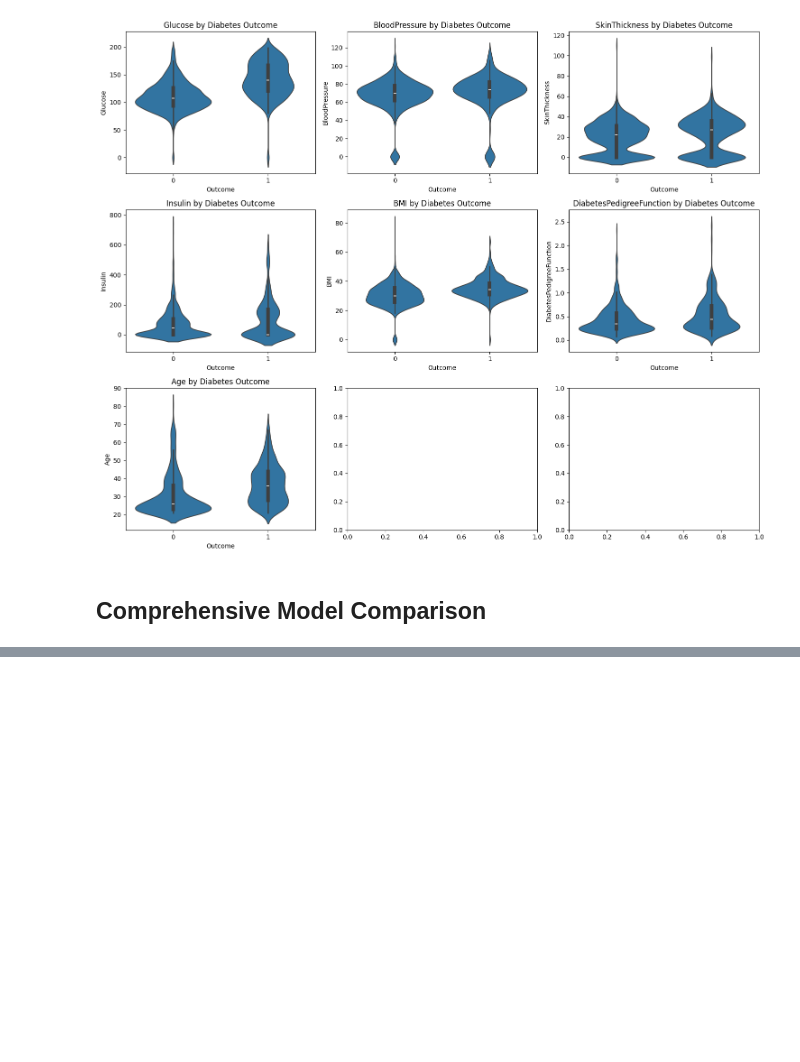
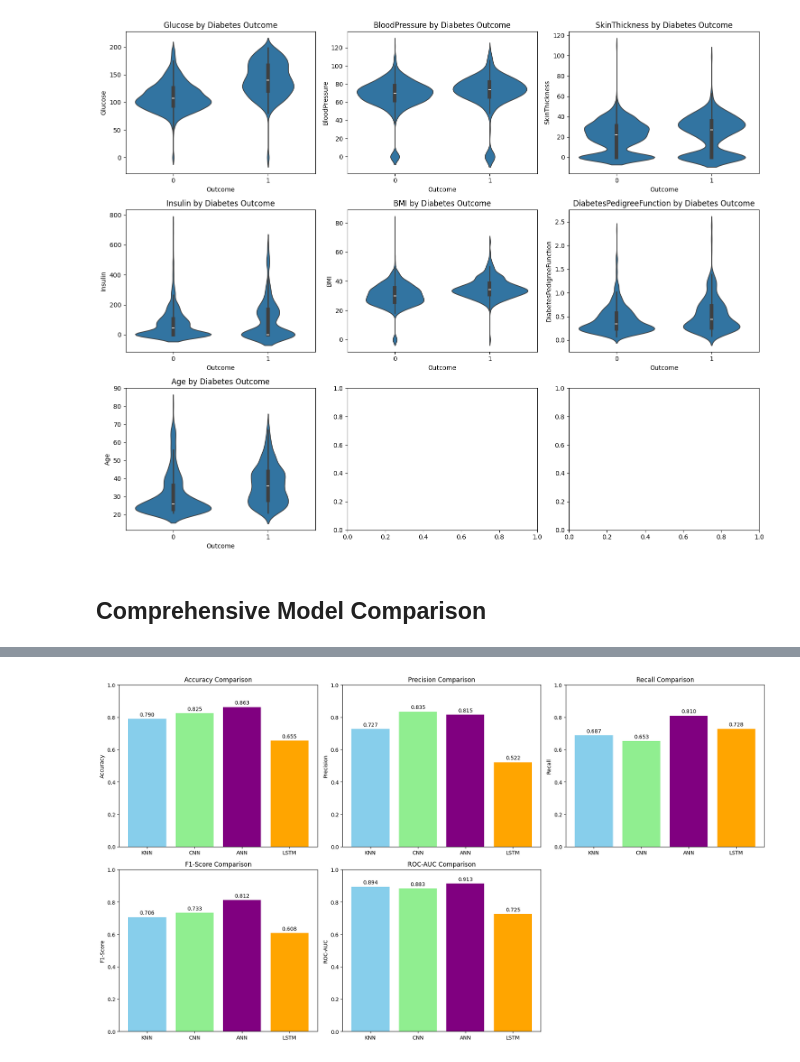
Before and after one commit to shovo896/Diabetes_detection, a Jupyter notebook: knn.ipynb, the cells around one changed output, grey strips where cells are left out. Saved outputs shown, nothing was run; the diff lists cells and outputs as text; code cells hidden in the pictures; blank space fills up the shorter version.

```diff
--- a/knn.ipynb
+++ b/knn.ipynb
@@ -615,3 +615,91 @@ plt.show()
 [figure]
 # %% [markdown]
 ## Comprehensive Model Comparison
+# %%
+import pandas as pd
+from sklearn.metrics import precision_score, recall_score, f1_score, roc_auc_score
+
+# Calculate comprehensive metrics for all models
+models_data = {
+    'Model': ['KNN', 'CNN', 'ANN', 'LSTM'],
+    'Accuracy': [accuracy, accuracy_cnn, accuracy_ann, accuracy_lstm],
+    'Precision': [
+        precision_score(y_test, y_pred),
+        precision_score(y_test, y_pred_cnn),
+        precision_score(y_test, y_pred_ann),
+        precision_score(y_test, y_pred_lstm)
+    ],
+    'Recall': [
+        recall_score(y_test, y_pred),
+        recall_score(y_test, y_pred_cnn),
+        recall_score(y_test, y_pred_ann),
+        recall_score(y_test, y_pred_lstm)
+    ],
+    'F1-Score': [
+        f1_score(y_test, y_pred),
+        f1_score(y_test, y_pred_cnn),
+        f1_score(y_test, y_pred_ann),
+        f1_score(y_test, y_pred_lstm)
+    ],
+    'ROC-AUC': [
+        roc_auc_score(y_test, knn.predict_proba(X_test)[:, 1]),
+        roc_auc_score(y_test, y_pred_cnn_proba.flatten()),
+        roc_auc_score(y_test, y_pred_ann_proba.flatten()),
+        roc_auc_score(y_test, y_pred_lstm_proba.flatten())
+    ]
+}
+
+# Create comparison DataFrame
+comparison_df = pd.DataFrame(models_data)
+print("Comprehensive Model Comparison:")
+print(comparison_df.round(4))
+
+# Visualize comparison
+fig, axes = plt.subplots(2, 3, figsize=(18, 10))
+axes = axes.ravel()
+
+metrics = ['Accuracy', 'Precision', 'Recall', 'F1-Score', 'ROC-AUC']
+colors = ['skyblue', 'lightgreen', 'purple', 'orange']
+
+for i, metric in enumerate(metrics):
+    if i < len(axes):
+        bars = axes[i].bar(models_data['Model'], models_data[metric], color=colors)
+        axes[i].set_title(f'{metric} Comparison')
+        axes[i].set_ylabel(metric)
+        axes[i].set_ylim(0, 1)
+
+        # Add values on bars
+        for bar, value in zip(bars, models_data[metric]):
+            axes[i].text(bar.get_x() + bar.get_width()/2, bar.get_height() + 0.01,
+                        f'{value:.3f}', ha='center', va='bottom', fontsize=10)
+
+# Remove empty subplot
+if len(metrics) < len(axes):
+    fig.delaxes(axes[-1])
+
+plt.tight_layout()
+plt.show()
+
+# Find best model for each metric
+print("\nBest Models by Metric:")
+for metric in metrics:
+    best_idx = comparison_df[metric].idxmax()
+    best_model = comparison_df.loc[best_idx, 'Model']
+    best_value = comparison_df.loc[best_idx, metric]
+    print(f"{metric}: {best_model} ({best_value:.4f})")
+
+# Overall ranking based on average performance
+comparison_df['Average_Score'] = comparison_df[['Accuracy', 'Precision', 'Recall', 'F1-Score', 'ROC-AUC']].mean(axis=1)
+best_overall_idx = comparison_df['Average_Score'].idxmax()
+best_overall_model = comparison_df.loc[best_overall_idx, 'Model']
+best_overall_score = comparison_df.loc[best_overall_idx, 'Average_Score']
+
+print(f"\nOverall Best Model (Average Performance): {best_overall_model} (Score: {best_overall_score:.4f})")
+
+# Model ranking
+ranking_df = comparison_df.sort_values('Average_Score', ascending=False)[['Model', 'Average_Score']]
+ranking_df['Rank'] = range(1, len(ranking_df) + 1)
+ranking_df = ranking_df[['Rank', 'Model', 'Average_Score']]
+print("\nModel Ranking:")
+print(ranking_df.round(4))
+# %% [output]
@@ -617,0 +712 @@ plt.show()
+[figure, added]
```
Also changed, not shown: parts of 1 cell of this notebook.
